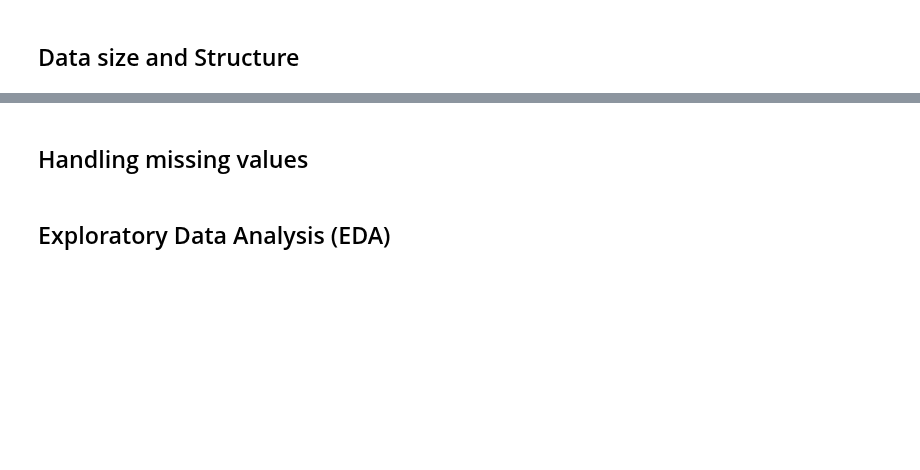
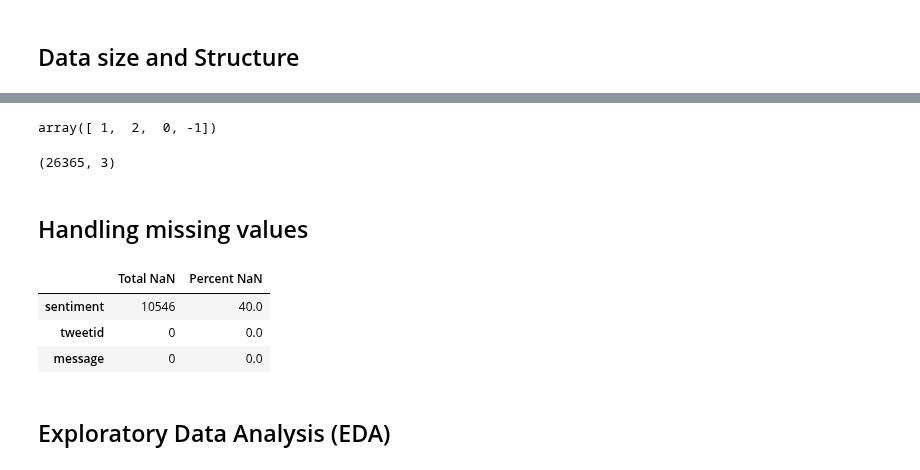
Before and after one commit to tladi-thobejane/classification-predict-streamlit-template, a Jupyter notebook: Team16_model (5).ipynb, the cells around one changed output, grey strips where cells are left out. Drawn from its saved outputs; the diff is of its cells as text; code cells hidden in the pictures; blank space fills up the shorter version.

```diff
--- a/Team16_model (5).ipynb
+++ b/Team16_model (5).ipynb
@@ -118,5 +196,29 @@ df_test = pd.read_csv('https://raw.githubusercontent.com/ririzqah/classification
+# %%
+# Finding unique values in sentiment
+df_train['sentiment'].unique()
+# %% [output]
+array([ 1,  2,  0, -1])
+# %%
+#looking at the shape of the dataset
+df.shape
+# %% [output]
+(26365, 3)
 # %% [markdown]
 ## Handling missing values
+# %%
+# Make a copy of the df so that if we make mistakes we can always refer to the original df
+df_new = df.copy()
+# %%
+# Check for the sum and percentage of null values in each feature
+total_nans = df_new.isnull().sum().sort_values(ascending=False)
+percent_nans = (df_new.isnull().mean() * 100).sort_values(ascending=False)
+df_clean_nans = pd.concat([total_nans, percent_nans], axis=1, keys=['Total NaN', 'Percent NaN'])
+df_clean_nans.head()
+# %% [output]
+|  | Total NaN | Percent NaN |
+| sentiment | 10546 | 40.0 |
+| tweetid | 0 | 0.0 |
+| message | 0 | 0.0 |
 # %% [markdown]
 <a id="four"></a>
 ## Exploratory Data Analysis (EDA)
```
Also changed, not shown: parts of 7 cells of this notebook.
